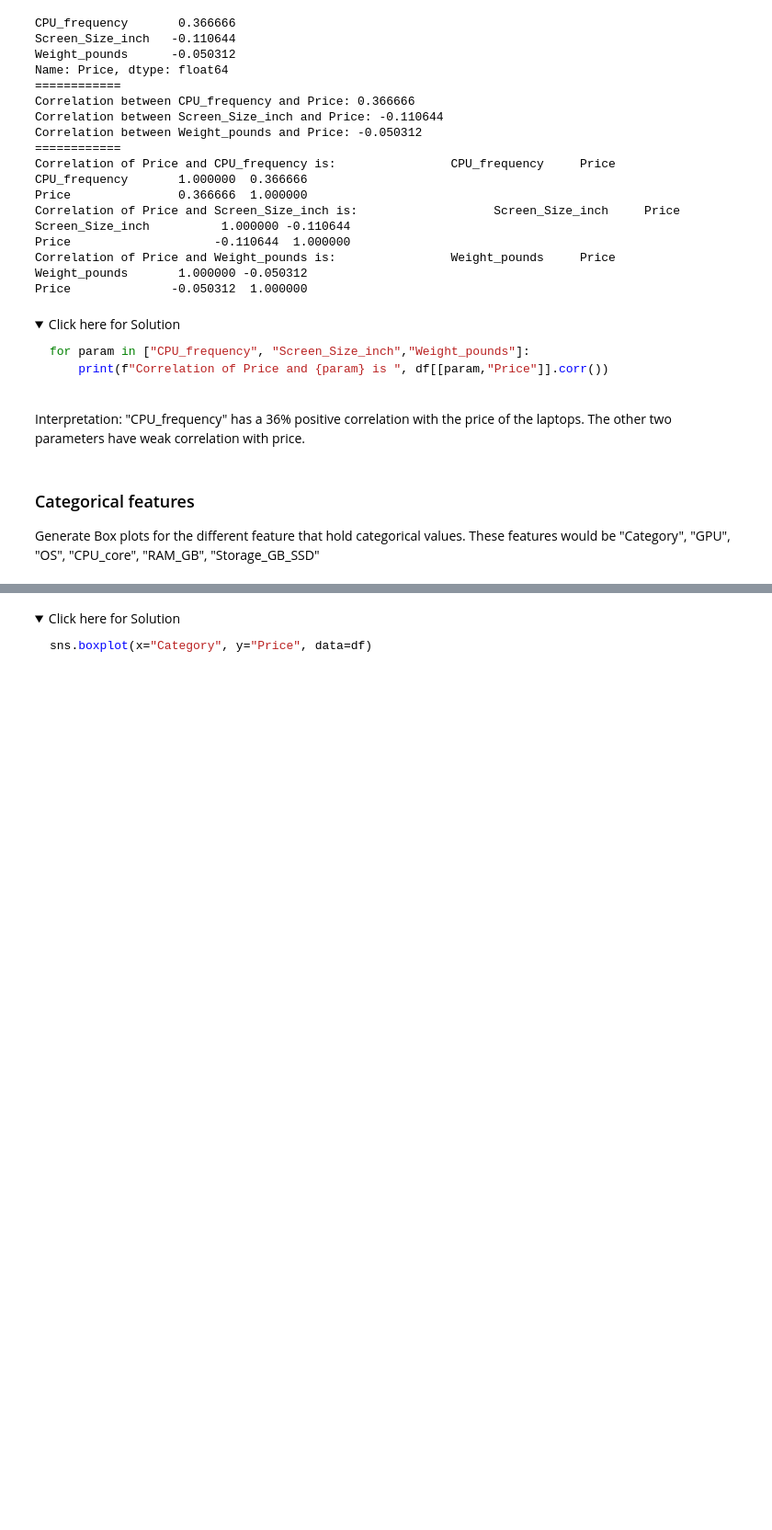
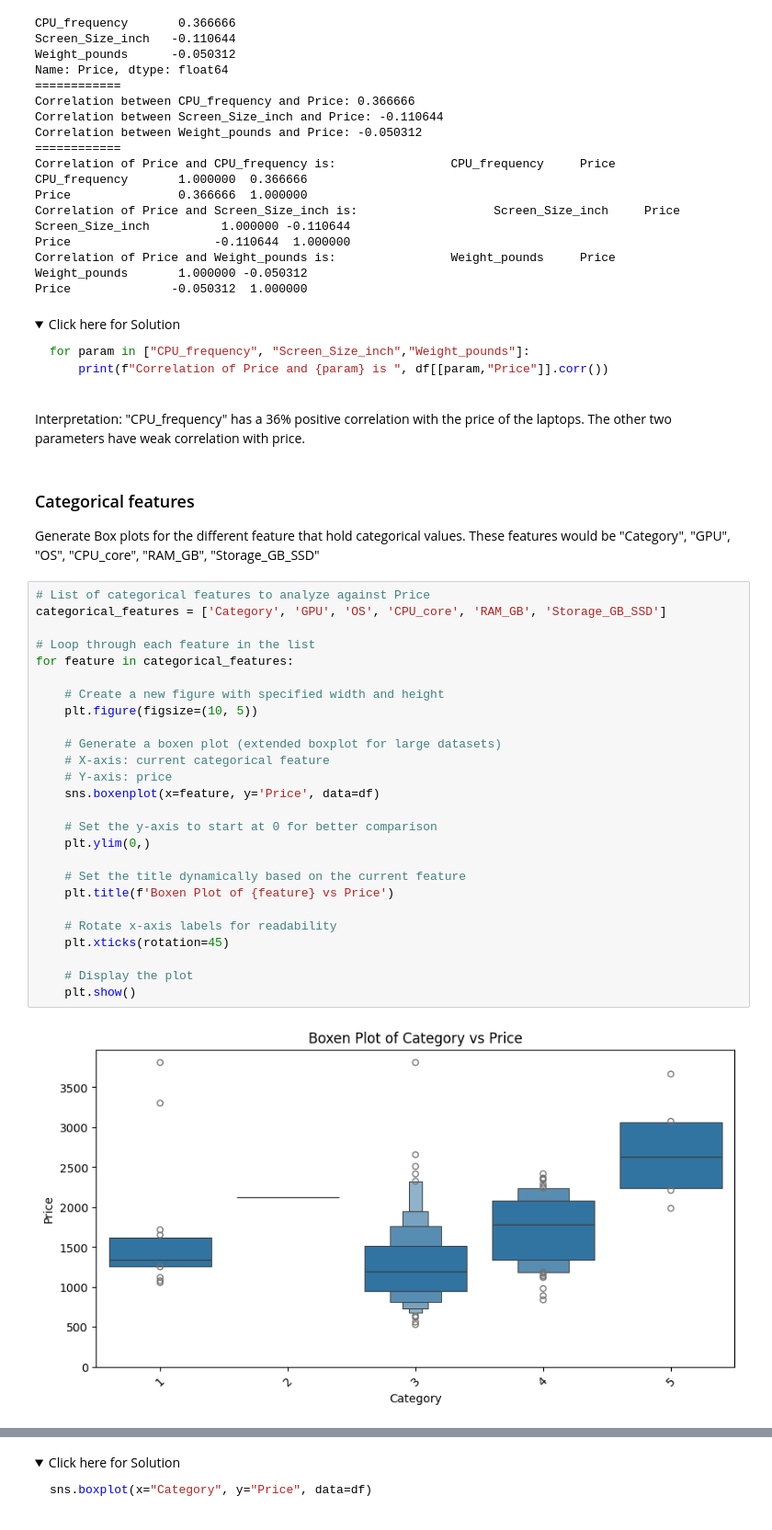
Before and after one commit to YaaseenK/-IBM_Data_Analyst_Full_Course, a Jupyter notebook: 04_Data_Analysis_Python/module3/lab2/Exploratory_data_analysis.jupyterlite.ipynb, the cells around one changed output, grey strips where cells are left out. Shown at 92% size. Cells and saved outputs as stored; diff of their text form; folded sections open; blank space fills up the shorter version.

```diff
--- a/04_Data_Analysis_Python/module3/lab2/Exploratory_data_analysis.jupyterlite.ipynb
+++ b/04_Data_Analysis_Python/module3/lab2/Exploratory_data_analysis.jupyterlite.ipynb
@@ -215,3 +215,31 @@ Interpretation: "CPU_frequency" has a 36% positive correlation with the price of
 # %% [markdown]
 ### Categorical features
 Generate Box plots for the different feature that hold categorical values. These features would be "Category", "GPU", "OS", "CPU_core", "RAM_GB", "Storage_GB_SSD"
+# %%
+# List of categorical features to analyze against Price
+categorical_features = ['Category', 'GPU', 'OS', 'CPU_core', 'RAM_GB', 'Storage_GB_SSD']
+
+# Loop through each feature in the list
+for feature in categorical_features:
+
+    # Create a new figure with specified width and height
+    plt.figure(figsize=(10, 5))
+
+    # Generate a boxen plot (extended boxplot for large datasets)
+    # X-axis: current categorical feature
+    # Y-axis: price
+    sns.boxenplot(x=feature, y='Price', data=df)
+
+    # Set the y-axis to start at 0 for better comparison
+    plt.ylim(0,)
+
+    # Set the title dynamically based on the current feature
+    plt.title(f'Boxen Plot of {feature} vs Price')
+
+    # Rotate x-axis labels for readability
+    plt.xticks(rotation=45)
+
+    # Display the plot
+    plt.show()
+# %% [output]
+[figure, added]
```
Also changed, not shown: parts of 14 cells of this notebook.
